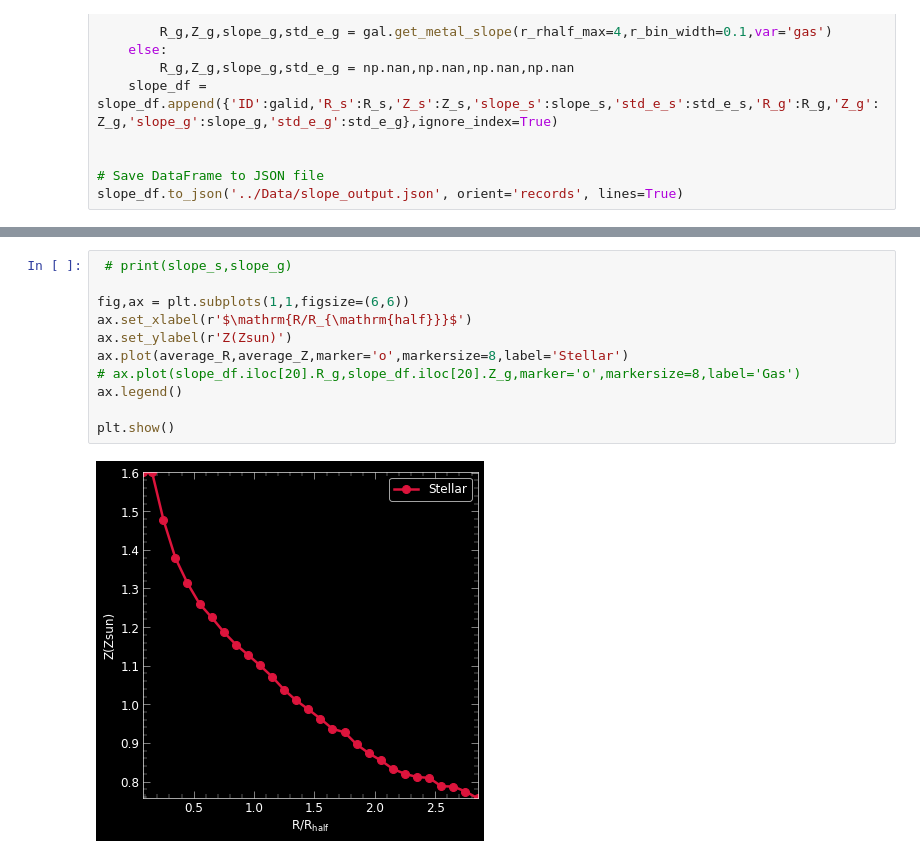
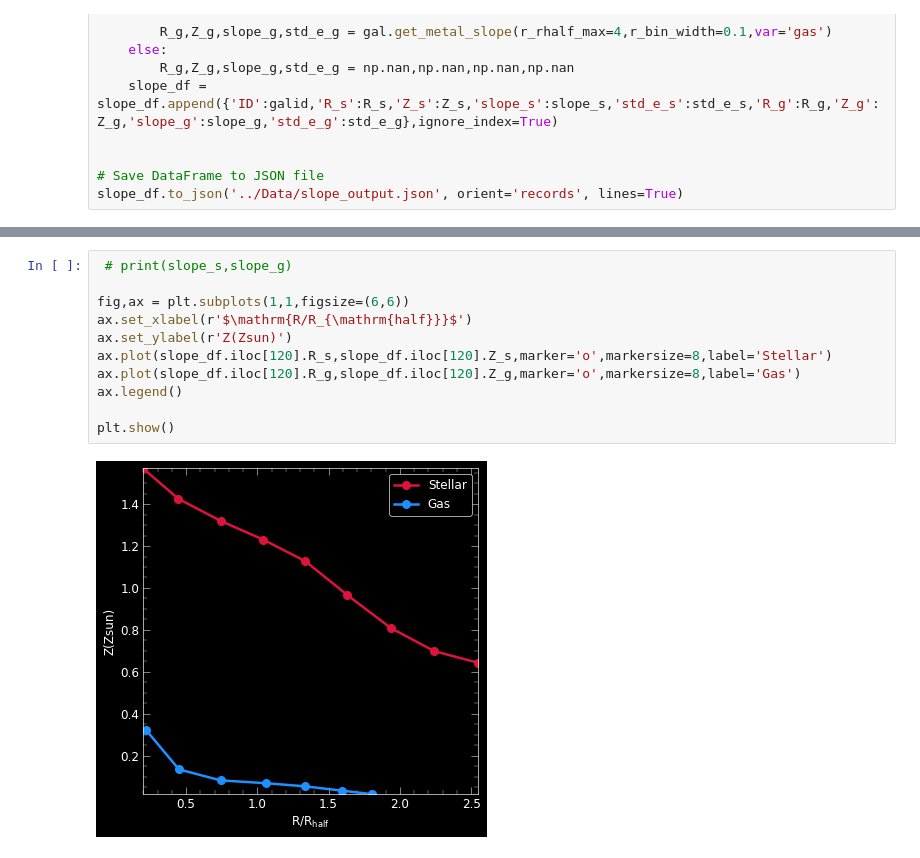
Before and after one commit to ansingh16/hr5_metallicity, a Jupyter notebook: Code/Analysis.ipynb, the cells around one changed output, grey strips where cells are left out. Saved outputs shown, nothing was run; the diff lists cells and outputs as text.

```diff
--- a/Code/Analysis.ipynb
+++ b/Code/Analysis.ipynb
@@ -412,13 +481,13 @@ average_Z = average_list_column(slope_df['Z_s'])
 # %%
  # print(slope_s,slope_g)
 
 fig,ax = plt.subplots(1,1,figsize=(6,6))
 ax.set_xlabel(r'$\mathrm{R/R_{\mathrm{half}}}$')
 ax.set_ylabel(r'Z(Zsun)')
-ax.plot(average_R,average_Z,marker='o',markersize=8,label='Stellar')
-# ax.plot(slope_df.iloc[20].R_g,slope_df.iloc[20].Z_g,marker='o',markersize=8,label='Gas')
+ax.plot(slope_df.iloc[120].R_s,slope_df.iloc[120].Z_s,marker='o',markersize=8,label='Stellar')
+ax.plot(slope_df.iloc[120].R_g,slope_df.iloc[120].Z_g,marker='o',markersize=8,label='Gas')
 ax.legend()
 
 plt.show()
 # %% [output]
-[figure, old version]
+[figure, new version]
```
Also changed, not shown: parts of 14 cells of this notebook, 5 other files.
